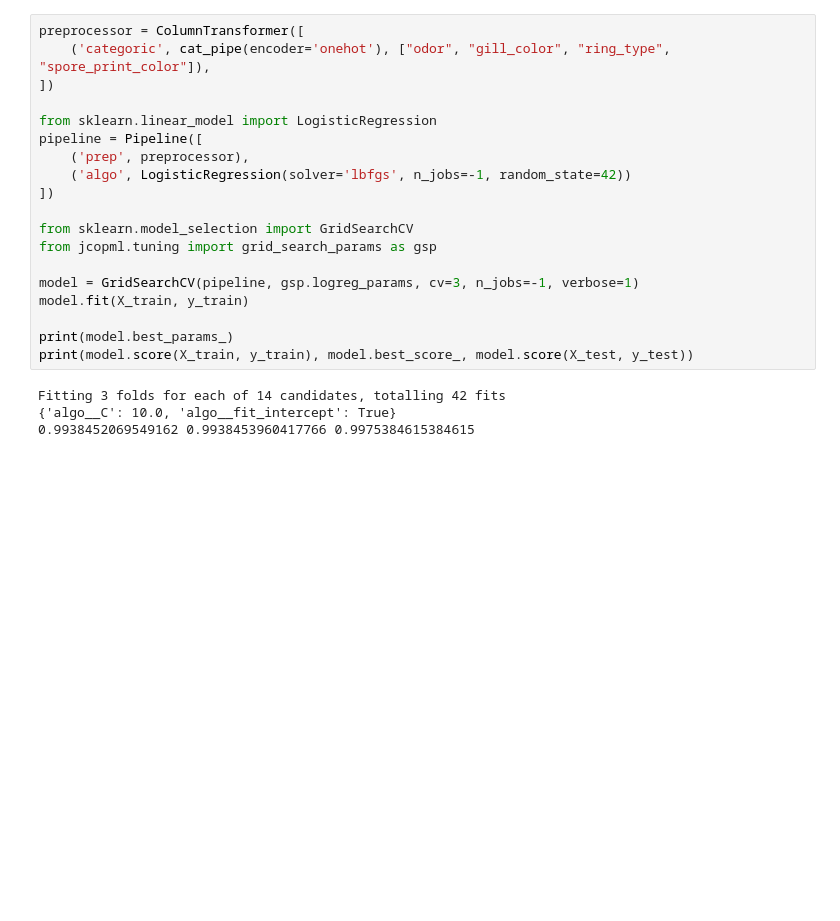
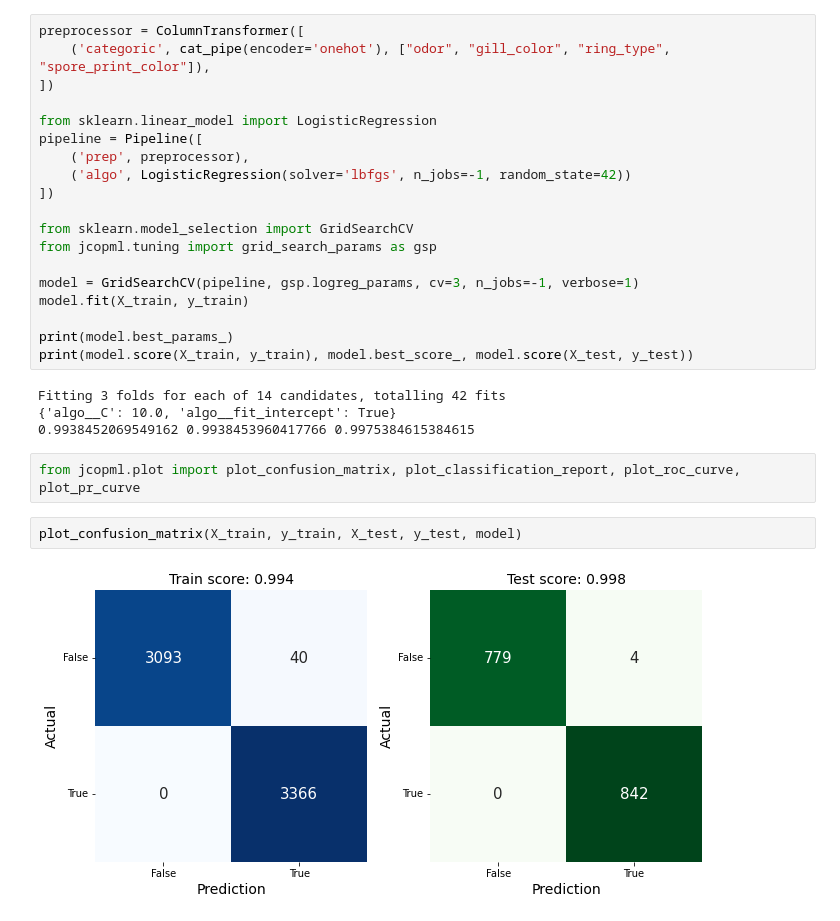
Before and after one commit to FransiscoReadyPermana/supervised_learning, a Jupyter notebook: 09 - Classification Evaluation/part 7 - Exercise.ipynb, the cells around one changed output. Saved outputs shown, nothing was run; the diff lists cells and outputs as text; blank space fills up the shorter version.

```diff
--- a/09 - Classification Evaluation/part 7 - Exercise.ipynb
+++ b/09 - Classification Evaluation/part 7 - Exercise.ipynb
@@ -113,3 +113,9 @@ print(model.score(X_train, y_train), model.best_score_, model.score(X_test, y_te
 Fitting 3 folds for each of 14 candidates, totalling 42 fits
 {'algo__C': 10.0, 'algo__fit_intercept': True}
 0.9938452069549162 0.9938453960417766 0.9975384615384615
+# %%
+from jcopml.plot import plot_confusion_matrix, plot_classification_report, plot_roc_curve, plot_pr_curve
+# %%
+plot_confusion_matrix(X_train, y_train, X_test, y_test, model)
+# %% [output]
+[figure, added]
```
Also changed, not shown: parts of 11 cells of this notebook.
